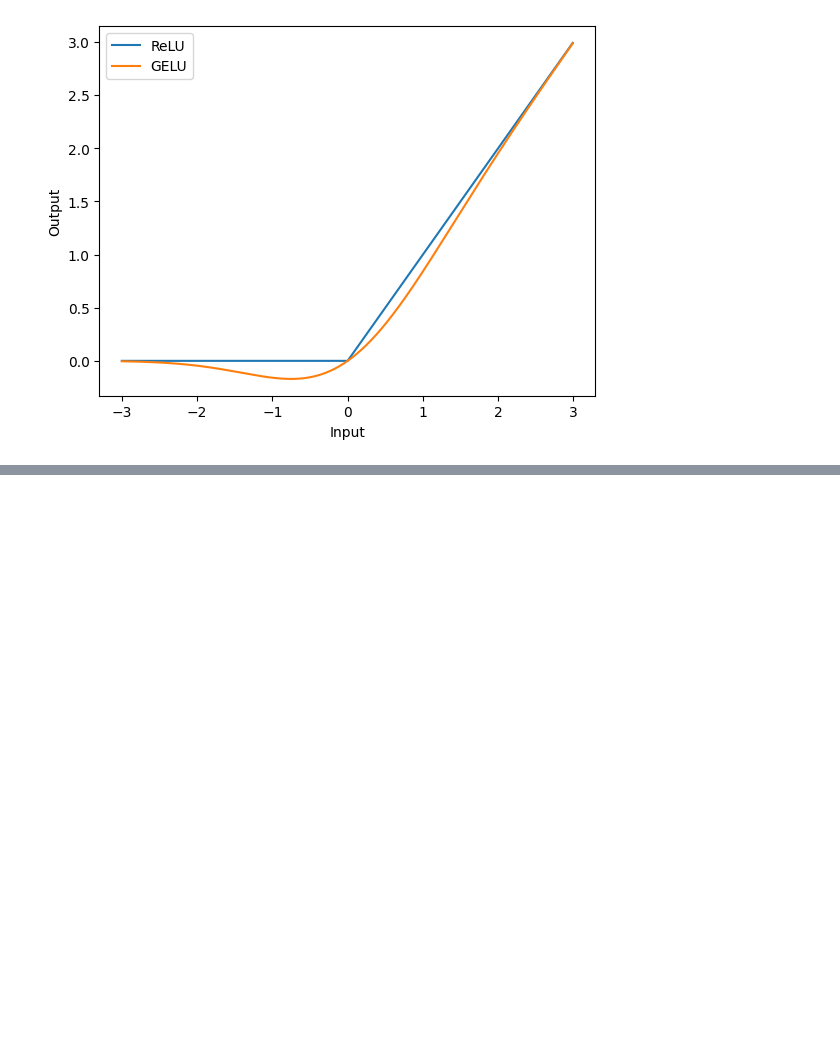
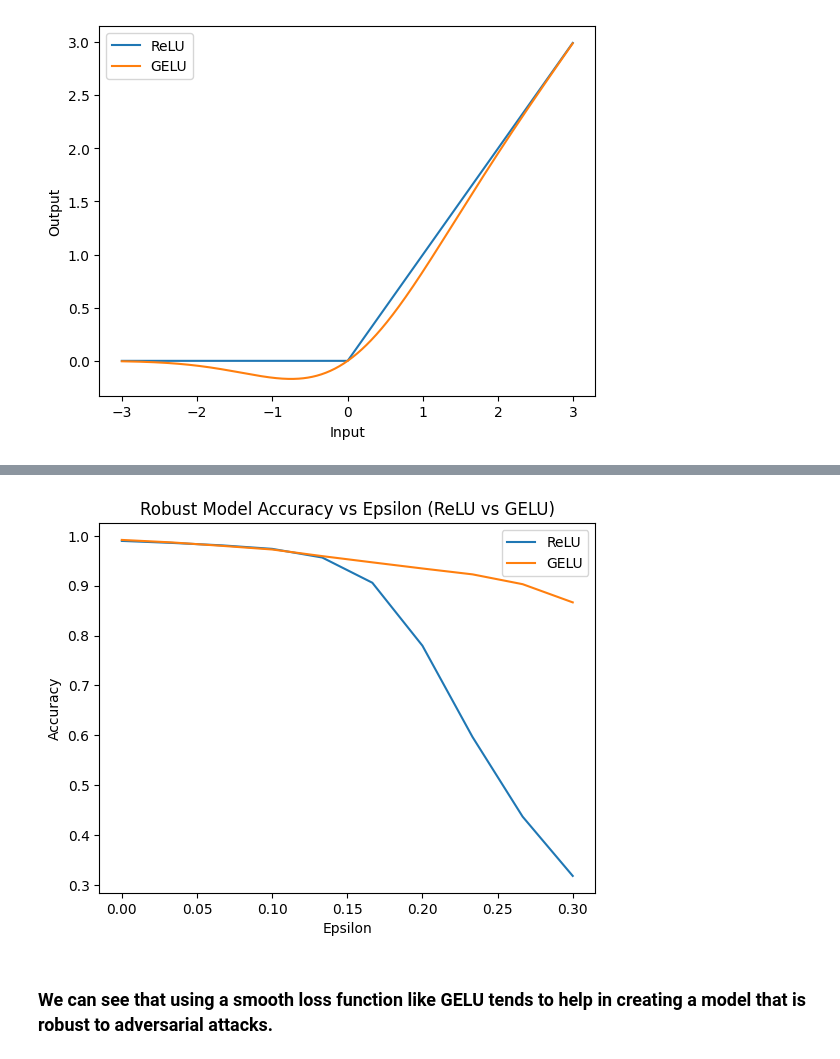
Before and after one commit to loganfalzarano/adversarial_ml, a Jupyter notebook: RELU_vs_GELU.ipynb, the cells around one changed output, grey strips where cells are left out. Drawn from its saved outputs; the diff is of its cells as text; code cells hidden in the pictures; blank space fills up the shorter version.

```diff
--- a/RELU_vs_GELU.ipynb
+++ b/RELU_vs_GELU.ipynb
@@ -57,0 +244,20 @@ plt.show()
+# %%
+#define new models to be trained adversarially
+model_cnn_relu_adv = nn.Sequential(nn.Conv2d(1, 32, 3, padding=1), nn.ReLU(),
+                              nn.Conv2d(32, 32, 3, padding=1, stride=2), nn.ReLU(),
+                              nn.Conv2d(32, 64, 3, padding=1), nn.ReLU(),
+                              nn.Conv2d(64, 64, 3, padding=1, stride=2), nn.ReLU(),
+                              Flatten(),
+                              nn.Linear(7*7*64, 100), nn.ReLU(),
+                              nn.Linear(100, 10)).to(device)
+
+model_cnn_gelu_adv = nn.Sequential(nn.Conv2d(1, 32, 3, padding=1), nn.GELU(),
+                                nn.Conv2d(32, 32, 3, padding=1, stride=2), nn.GELU(),
+                                nn.Conv2d(32, 64, 3, padding=1), nn.GELU(),
+                                nn.Conv2d(64, 64, 3, padding=1, stride=2), nn.GELU(),
+                                Flatten(),
+                                nn.Linear(7*7*64, 100), nn.GELU(),
+                                nn.Linear(100, 10)).to(device)
+
+relu_optimzier_adv = optim.SGD(model_cnn_relu_adv.parameters(), lr=1e-1)
+gelu_optimizer_adv = optim.SGD(model_cnn_gelu_adv.parameters(), lr=1e-1)
@@ -57,0 +323,17 @@ plt.show()
+# %%
+relu_acc_eps = evaluate_model_accuracy_for_epsilons(model_cnn_relu_adv, test_loader, relu_loss, fgsm, np.linspace(0, 0.3, 10))
+# %%
+gelu_acc_eps = evaluate_model_accuracy_for_epsilons(model_cnn_gelu_adv, test_loader, gelu_loss, fgsm, np.linspace(0, 0.3, 10))
+# %%
+#plot the accuracy of the ReLU and GELU models as a function of epsilon
+plt.plot(np.linspace(0, 0.3, 10), relu_acc_eps)
+plt.plot(np.linspace(0, 0.3, 10), gelu_acc_eps)
+plt.title("Robust Model Accuracy vs Epsilon (ReLU vs GELU)")
+plt.xlabel("Epsilon")
+plt.ylabel("Accuracy")
+plt.legend(["ReLU", "GELU"])
+plt.show()
+# %% [output]
+[figure, added]
+# %% [markdown]
+### We can see that using a smooth loss function like GELU tends to help in creating a model that is robust to adversarial attacks.
```
Also changed, not shown: parts of 18 cells of this notebook, 8 other files.
